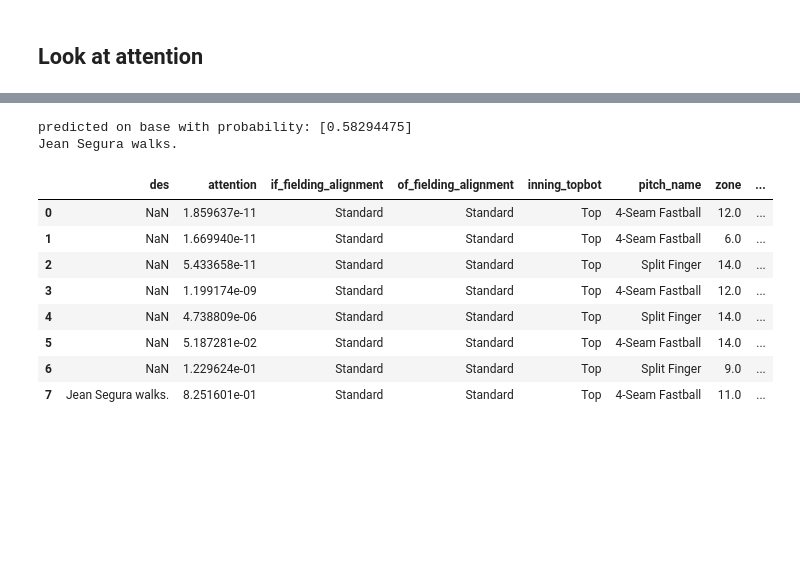
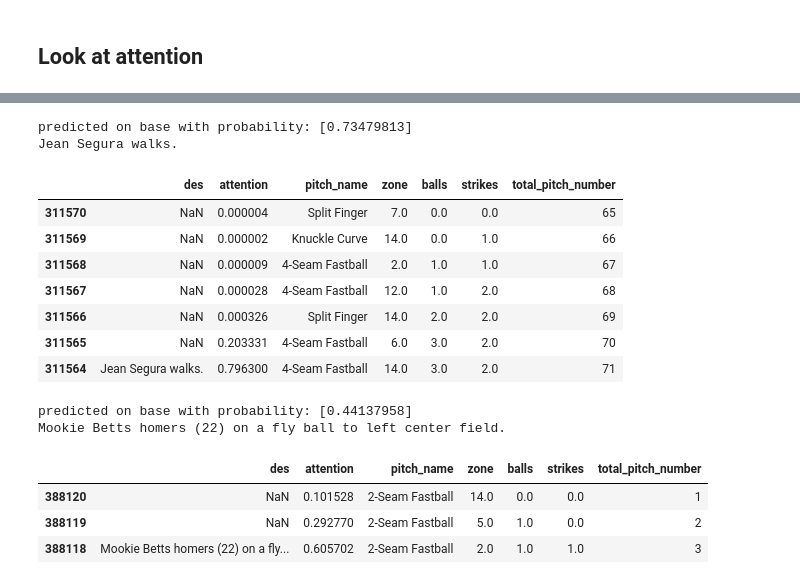
Before and after one commit to dantegates/mlb-statcast, a Jupyter notebook: deep-learning.ipynb, the cells around one changed output, grey strips where cells are left out. Drawn from its saved outputs; the diff is of its cells as text; code cells hidden in the pictures; blank space fills up the shorter version.

Commit message:
progress... finishing up embeddings and attention writeup

```diff
--- a/deep-learning.ipynb
+++ b/deep-learning.ipynb
@@ -459,3 +459,7 @@ array([ 0.02480031,  0.01498984,  0.35536516, ..., -0.0017313 ,
 # %%
-sorted([(f, c) for f, c in zip(model_features, coefficients)], reverse=True, key=lambda x: abs(x[-1]))
+import json
+sorted_coefficients = sorted([(f, c.astype(float)) for f, c in zip(model_features, coefficients)], reverse=True, key=lambda x: abs(x[-1]))
+with open('deep-learning-static/linear-coefficients.json', mode='w') as f:
+    json.dump(sorted_coefficients, f)
+sorted_coefficients
 # %% [output]
@@ -913,7 +929,7 @@ def Attention(X):
 
 
 categorical_dimmensions = {
-    'batter_id': 4,
+    'batter_id': 2,
     'pitcher_id': 2,
 }
 
@@ -940,8 +956,8 @@ X_lstm = keras.layers.LSTM(32, dropout=0.1, recurrent_dropout=0.1, return_sequen
 #     merge_mode='sum')(X)
 X, attention = Attention(X_lstm)
 
-X = keras.layers.Dense(32, activation='relu')(X)
-X = keras.layers.BatchNormalization()(X)
+# X = keras.layers.Dense(32, activation='relu')(X)
+# X = keras.layers.BatchNormalization()(X)
 X = keras.layers.Dense(1, activation='sigmoid', name='y')(X)
 
 X_aux = keras.layers.Dense(32, activation='relu')(X_lstm)
@@ -984,5 +1000,5 @@ def g():
                 continue
             # (X, y, sample_weights)
             yield X, {'y': y, 'y_aux': y_aux}, {'y_aux': np.where(y, 1., 0.05)}
-nonlinear_model.fit_generator(g(), steps_per_epoch=len(batches), epochs=3)
+nonlinear_model.fit_generator(g(), steps_per_epoch=len(batches), epochs=5)
 # %% [output]
@@ -1136,7 +1160,7 @@ attention_model = keras.models.Model(inputs=[numeric_input] + list(categorical_i
 # %%
 examples = [
     # Segura walks, model "pays attention" to balls
-    (531630.0, 65.0),
+    (530611.0, 39.0),
     # mookie homers
     (530718.0, 1.0),
     # J. T. grounds out
@@ -1149,33 +1169,42 @@ False
 # %%
-filter_df = df.index
-# filter_df = df.events == 'home_run'
-filter_df = df.batter_id == 516416.0
-# filter_df = df.game_pk.eq(529524.0) & df.at_bat_number.eq(119.0)
+c = [
+    'des',
+    'attention',
+    'pitch_name',
+    'zone',
+    'balls',
+    'strikes',
+    'total_pitch_number'
+]
 
-at_bat_key = df.loc[filter_df, ['game_pk', 'at_bat_number']].drop_duplicates().sample(1)
-atbat = df.merge(
-    at_bat_key,
-    on=['game_pk', 'at_bat_number'])
+for game_pk, at_bat_number in examples:
+    atbat = df[df.game_pk.eq(game_pk) & df.at_bat_number.eq(at_bat_number)].copy()
 
-xx = featurize_at_bat(atbat)[0]
-xx = {k: np.expand_dims(v, axis=0) for k, v in xx.items()}
-pp = nonlinear_model.predict(xx)[0][0]
-aa = attention_model.predict(xx)
+    xx = featurize_at_bat(atbat)[0]
+    xx = {k: np.expand_dims(v, axis=0) for k, v in xx.items()}
+    pp = nonlinear_model.predict(xx)[0][0]
+    aa = attention_model.predict(xx)
 
-atbat['attention'] = aa.reshape(-1)
-print('predicted on base with probability:', pp)
-print(atbat.iloc[-1].des)
-with pd.option_context('display.max_columns', None):
-    display(atbat[['des', 'attention'] + categorical_features + numeric_features])
+    atbat['attention'] = aa.reshape(-1)
+    print('predicted on base with probability:', pp)
+    print(atbat.iloc[-1].des)
+    with pd.option_context('display.max_columns', None):
+        display(atbat[c])
+        atbat[c].to_csv(f'deep-learning-static/{atbat.iloc[-1].des}.csv', index=False)
 # %% [output]
-predicted on base with probability: [0.58294475]
+predicted on base with probability: [0.73479813]
 Jean Segura walks.
-|  | des | attention | if_fielding_alignment | of_fielding_alignment | inning_topbot | pitch_name | zone | ... |
-| 0 | NaN | 1.859637e-11 | Standard | Standard | Top | 4-Seam Fastball | 12.0 | ... |
-| 1 | NaN | 1.669940e-11 | Standard | Standard | Top | 4-Seam Fastball | 6.0 | ... |
-| 2 | NaN | 5.433658e-11 | Standard | Standard | Top | Split Finger | 14.0 | ... |
-| 3 | NaN | 1.199174e-09 | Standard | Standard | Top | 4-Seam Fastball | 12.0 | ... |
-| 4 | NaN | 4.738809e-06 | Standard | Standard | Top | Split Finger | 14.0 | ... |
-| 5 | NaN | 5.187281e-02 | Standard | Standard | Top | 4-Seam Fastball | 14.0 | ... |
-| 6 | NaN | 1.229624e-01 | Standard | Standard | Top | Split Finger | 9.0 | ... |
-| 7 | Jean Segura walks. | 8.251601e-01 | Standard | Standard | Top | 4-Seam Fastball | 11.0 | ... |
+|  | des | attention | pitch_name | zone | balls | strikes | total_pitch_number |
+| 311570 | NaN | 0.000004 | Split Finger | 7.0 | 0.0 | 0.0 | 65 |
+| 311569 | NaN | 0.000002 | Knuckle Curve | 14.0 | 0.0 | 1.0 | 66 |
+| 311568 | NaN | 0.000009 | 4-Seam Fastball | 2.0 | 1.0 | 1.0 | 67 |
+| 311567 | NaN | 0.000028 | 4-Seam Fastball | 12.0 | 1.0 | 2.0 | 68 |
+| 311566 | NaN | 0.000326 | Split Finger | 14.0 | 2.0 | 2.0 | 69 |
+| 311565 | NaN | 0.203331 | 4-Seam Fastball | 6.0 | 3.0 | 2.0 | 70 |
+| 311564 | Jean Segura walks. | 0.796300 | 4-Seam Fastball | 14.0 | 3.0 | 2.0 | 71 |
+predicted on base with probability: [0.44137958]
+Mookie Betts homers (22) on a fly ball to left center field.
+|  | des | attention | pitch_name | zone | balls | strikes | total_pitch_number |
+| 388120 | NaN | 0.101528 | 2-Seam Fastball | 14.0 | 0.0 | 0.0 | 1 |
+| 388119 | NaN | 0.292770 | 2-Seam Fastball | 5.0 | 1.0 | 0.0 | 2 |
+| 388118 | Mookie Betts homers (22) on a fly... | 0.605702 | 2-Seam Fastball | 2.0 | 1.0 | 1.0 | 3 |
```
Also changed, not shown: parts of 31 cells of this notebook, 1 other file.
